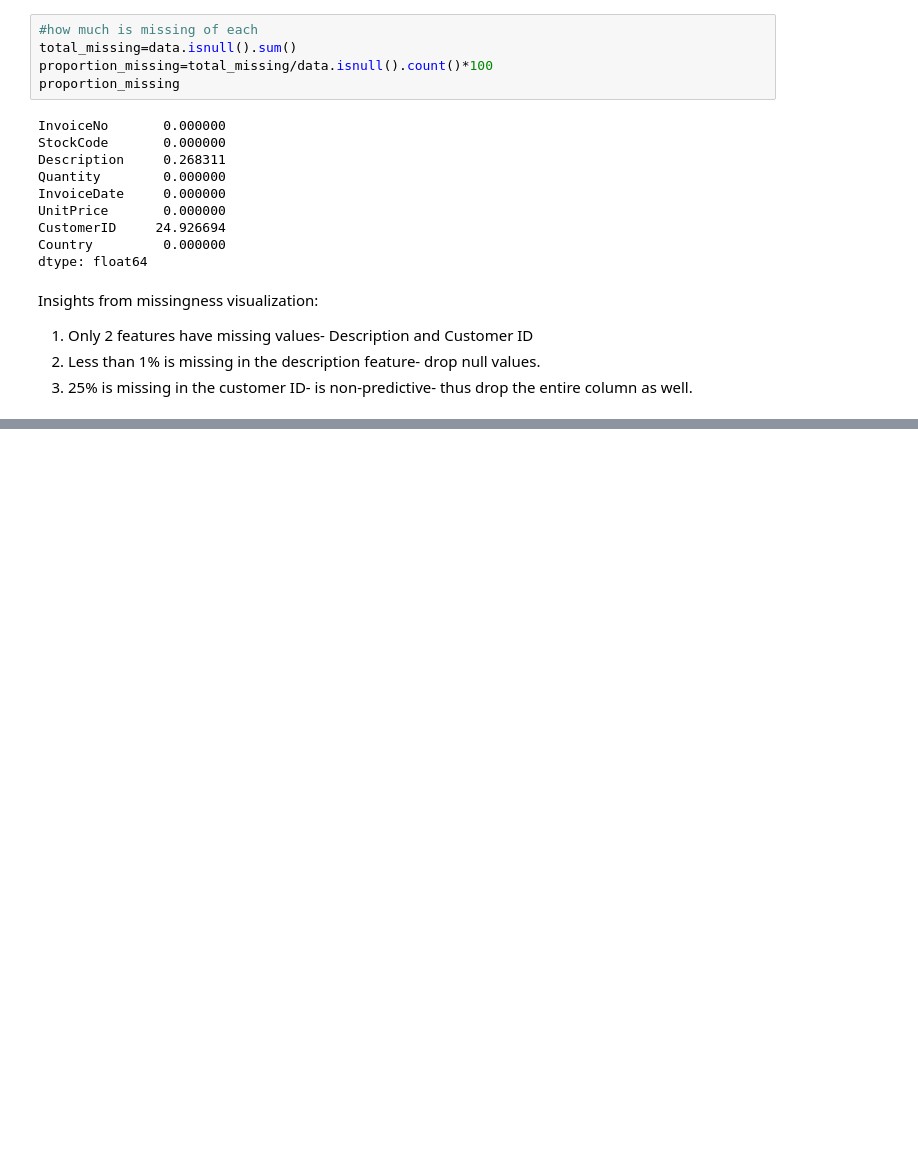
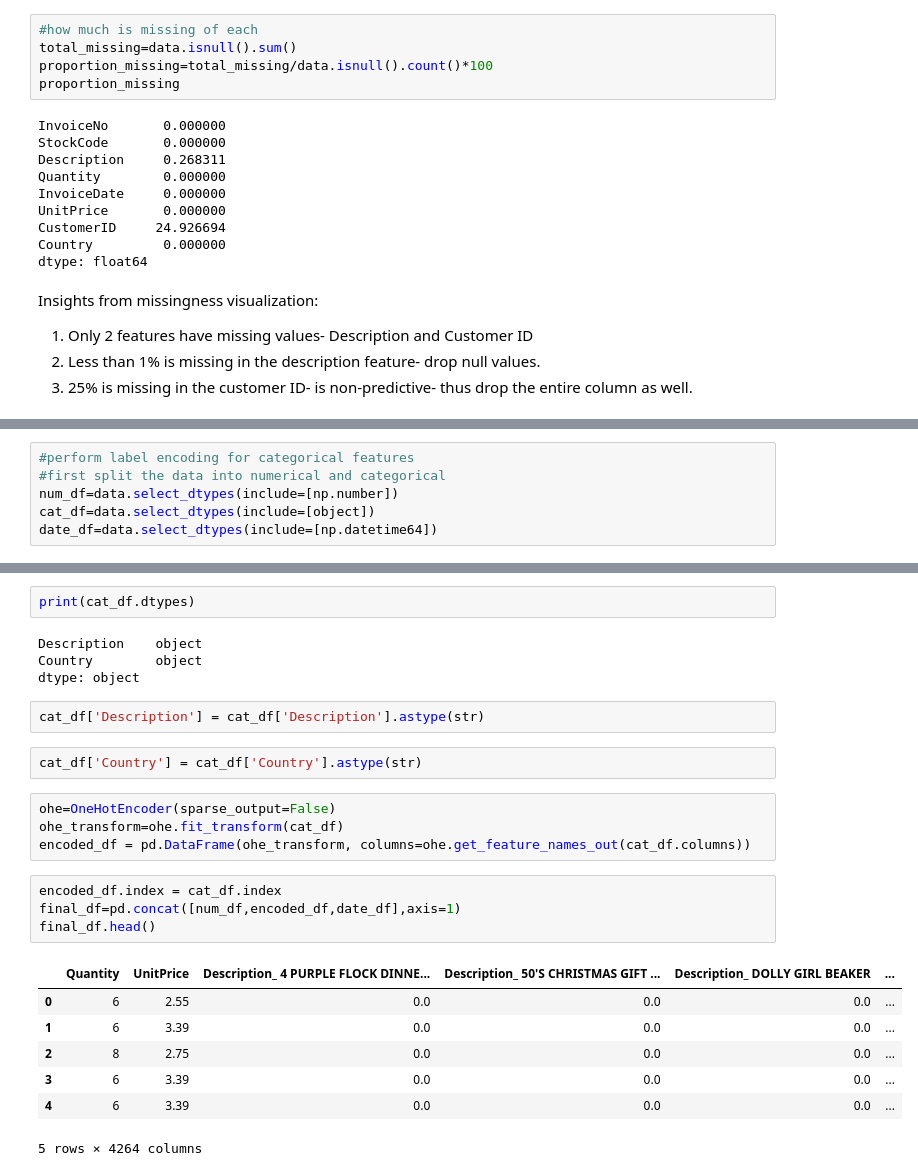
Before and after one commit to WamzMwangi/Unsupervised_Machine_Learning, a Jupyter notebook: Week2_Clustering/Customer_Segmentation_Project.ipynb, the cells around one changed output, grey strips where cells are left out. Drawn from its saved outputs; the diff is of its cells as text; blank space fills up the shorter version.

Commit message:
Encoding

```diff
--- a/Week2_Clustering/Customer_Segmentation_Project.ipynb
+++ b/Week2_Clustering/Customer_Segmentation_Project.ipynb
@@ -120,0 +121,6 @@ memory usage: 33.0+ MB
+# %%
+#perform label encoding for categorical features
+#first split the data into numerical and categorical
+num_df=data.select_dtypes(include=[np.number])
+cat_df=data.select_dtypes(include=[object])
+date_df=data.select_dtypes(include=[np.datetime64])
@@ -120,0 +136,26 @@ memory usage: 33.0+ MB
+# %%
+print(cat_df.dtypes)
+# %% [output]
+Description    object
+Country        object
+dtype: object
+# %%
+cat_df['Description'] = cat_df['Description'].astype(str)
+# %%
+cat_df['Country'] = cat_df['Country'].astype(str)
+# %%
+ohe=OneHotEncoder(sparse_output=False)
+ohe_transform=ohe.fit_transform(cat_df)
+encoded_df = pd.DataFrame(ohe_transform, columns=ohe.get_feature_names_out(cat_df.columns))
+# %%
+encoded_df.index = cat_df.index
+final_df=pd.concat([num_df,encoded_df,date_df],axis=1)
+final_df.head()
+# %% [output]
+|  | Quantity | UnitPrice | Description_ 4 PURPLE FLOCK DINNE... | Description_ 50'S CHRISTMAS GIFT ... | Description_ DOLLY GIRL BEAKER | ... |
+| 0 | 6 | 2.55 | 0.0 | 0.0 | 0.0 | ... |
+| 1 | 6 | 3.39 | 0.0 | 0.0 | 0.0 | ... |
+| 2 | 8 | 2.75 | 0.0 | 0.0 | 0.0 | ... |
+| 3 | 6 | 3.39 | 0.0 | 0.0 | 0.0 | ... |
+| 4 | 6 | 3.39 | 0.0 | 0.0 | 0.0 | ... |
+5 rows × 4264 columns
```
Also changed, not shown: parts of 4 cells of this notebook.
